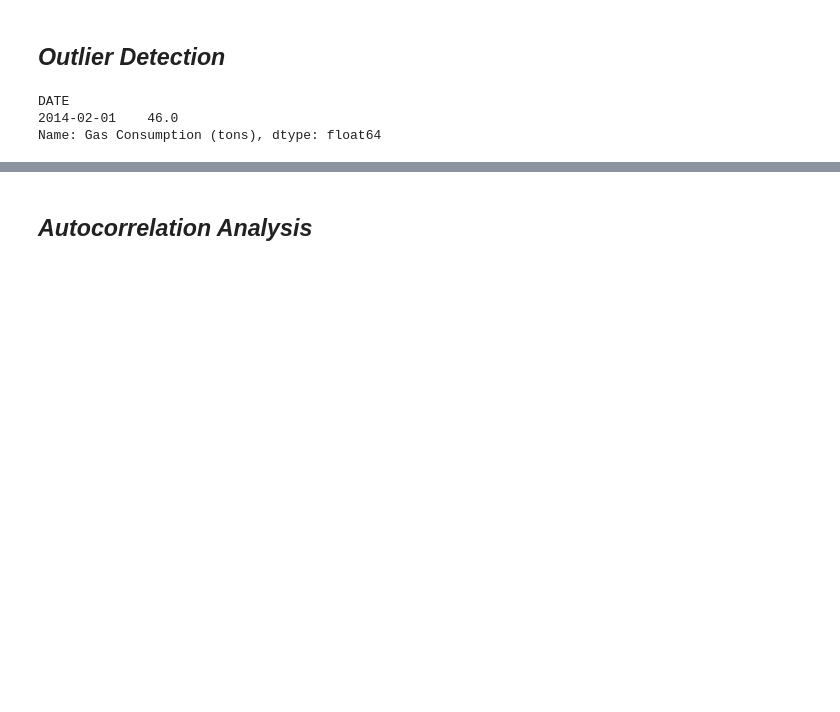
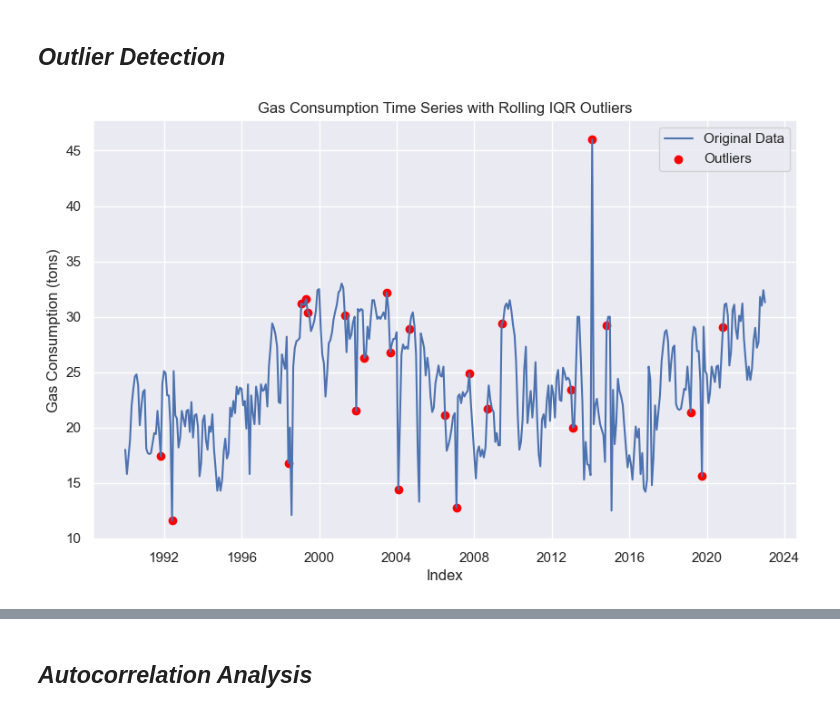
Before and after one commit to ahmakhoo/Forecasting-Clustering-Project, a Jupyter notebook: CA2 part 1.ipynb, the cells around one changed output, grey strips where cells are left out. Drawn from its saved outputs; the diff is of its cells as text; code cells hidden in the pictures; blank space fills up the shorter version.

Commit message:
Updated Most of EDA for time series

```diff
--- a/CA2 part 1.ipynb
+++ b/CA2 part 1.ipynb
@@ -684,32 +684,46 @@ Granger causality between Water Consumption (tons) and Electricity Consumption (
 There is no evidence of Granger causality from Water Consumption (tons) to Electricity Consumption (MWh) at lag 2
 # %% [markdown]
 ## *Outlier Detection*
-# %%
-def detect_outliers_iqr(time_series, k=1.5):
-    q1 = np.percentile(time_series, 25)
-    q3 = np.percentile(time_series, 75)
-    iqr = q3 - q1
-    lower_bound = q1 - k * iqr
-    upper_bound = q3 + k * iqr
-    outliers = (time_series < lower_bound) | (time_series > upper_bound)
-    return outliers
-
-# Example usage
-time_series = df['Gas Consumption (tons)']
-outliers = detect_outliers_iqr(df['Gas Consumption (tons)'])
-outlier_values = time_series[outliers]
-# outliers = detect_outliers_iqr(time_series)
-print(outlier_values)
-
-
-# # Plot the time series and outliers
-# plt.plot(time_series, label='Time Series')
-# plt.plot(np.where(outliers, time_series, np.nan), 'ro', label='Outliers')
-# plt.xlabel('Index')
-# plt.ylabel('Value')
-# plt.legend()
-# plt.show()
-# %% [output]
-DATE
-2014-02-01    46.0
-Name: Gas Consumption (tons), dtype: float64
+# %%
+
+def detect_rolling_outliers_iqr(time_series, window_size=5, k=3):
+    outliers = []
+    for i in range(len(time_series)):
+        start_index = max(0, i - window_size + 1)
+        end_index = i + 1
+        subset = time_series[start_index:end_index]
+
+        q1 = np.percentile(subset, 25)
+        q3 = np.percentile(subset, 75)
+        iqr = q3 - q1
+        lower_bound = q1 - k * iqr
+        upper_bound = q3 + k * iqr
+
+        is_outlier = (time_series[i] < lower_bound) or (time_series[i] > upper_bound)
+        outliers.append(is_outlier)
+
+    return outliers
+# %%
+# Example usage
+time_series = df['Gas Consumption (tons)']
+outliers = detect_rolling_outliers_iqr(time_series)
+
+# Print the true outlier values
+outlier_values = time_series[outliers]
+outliers_df = pd.DataFrame({'Outlier Values': outlier_values})
+
+#outliers_df
+
+plt.figure(figsize=(10, 6))
+plt.plot(time_series, label='Original Data')
+
+# Plot the outliers
+plt.scatter(outliers_df.index, outliers_df['Outlier Values'], color='red', label='Outliers')
+
+plt.xlabel('Index')
+plt.ylabel('Gas Consumption (tons)')
+plt.title('Gas Consumption Time Series with Rolling IQR Outliers')
+plt.legend()
+plt.show()
+# %% [output]
+[figure, added]
```
Also changed, not shown: parts of 4 cells of this notebook.
